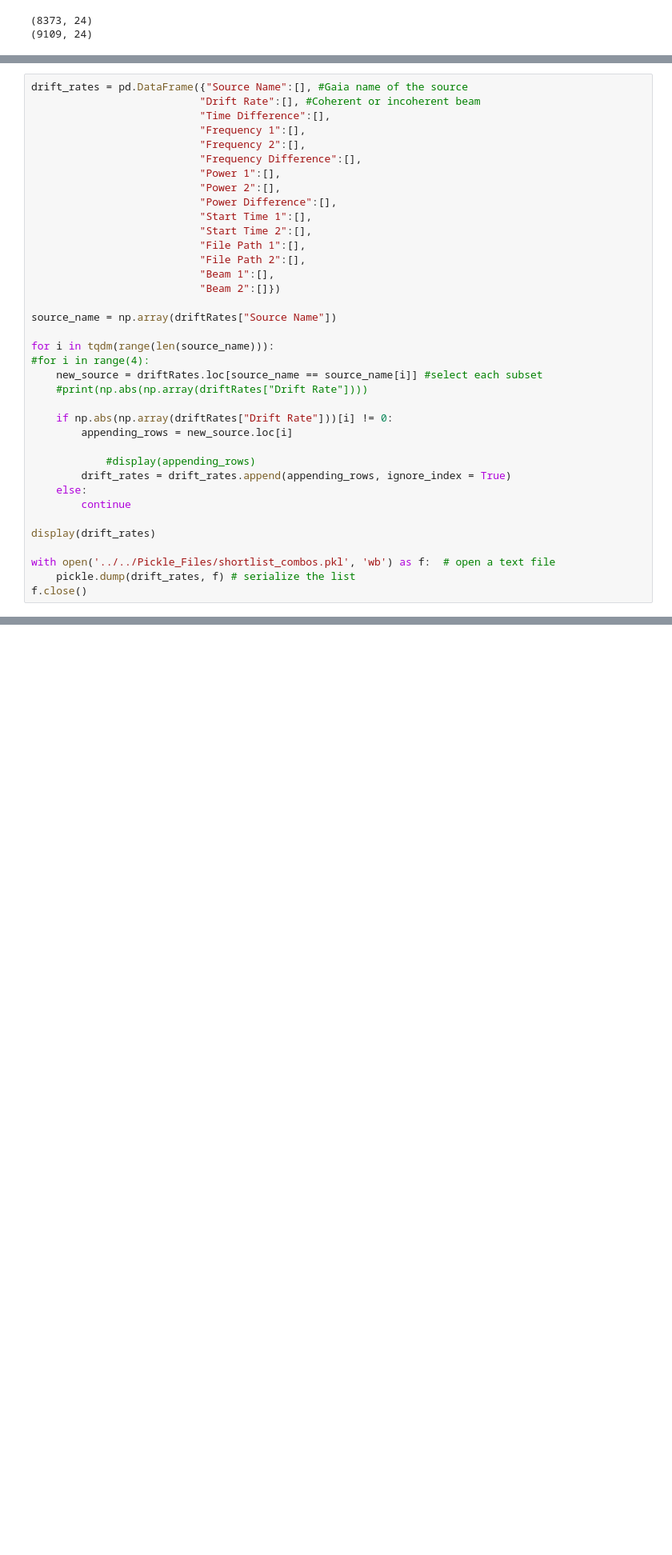
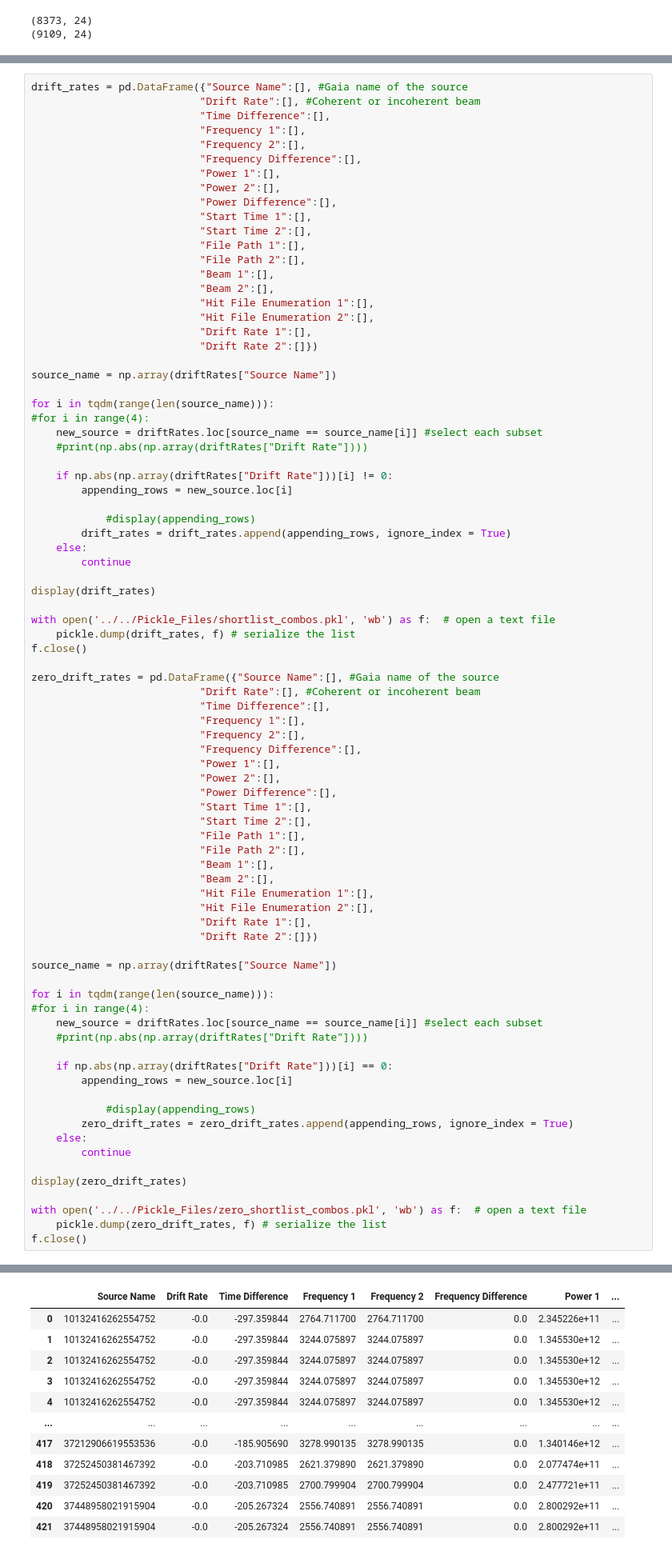
Before and after one commit to lucyjsteffes/breakthrough_listen_cosmic, a Jupyter notebook: Comparing_Power_Levels.ipynb, the cells around one changed output, grey strips where cells are left out. Shown: that part at 80% size. Drawn from its saved outputs; the diff is of its cells as text; blank space fills up the shorter version.

```diff
--- a/Comparing_Power_Levels.ipynb
+++ b/Comparing_Power_Levels.ipynb
@@ -681,7 +710,11 @@ drift_rates = pd.DataFrame({"Source Name":[], #Gaia name of the source
                            "File Path 1":[],
                            "File Path 2":[],
                            "Beam 1":[],
-                           "Beam 2":[]})
+                           "Beam 2":[],
+                           "Hit File Enumeration 1":[],
+                           "Hit File Enumeration 2":[],
+                           "Drift Rate 1":[],
+                           "Drift Rate 2":[]})
 
 source_name = np.array(driftRates["Source Name"])
 
@@ -703,6 +736,47 @@ display(drift_rates)
 with open('../../Pickle_Files/shortlist_combos.pkl', 'wb') as f:  # open a text file
     pickle.dump(drift_rates, f) # serialize the list
 f.close()
+
+zero_drift_rates = pd.DataFrame({"Source Name":[], #Gaia name of the source
+                           "Drift Rate":[], #Coherent or incoherent beam
+                           "Time Difference":[],
+                           "Frequency 1":[],
+                           "Frequency 2":[],
+                           "Frequency Difference":[],
+                           "Power 1":[],
+                           "Power 2":[],
+                           "Power Difference":[],
+                           "Start Time 1":[],
+                           "Start Time 2":[],
+                           "File Path 1":[],
+                           "File Path 2":[],
+                           "Beam 1":[],
+                           "Beam 2":[],
+                           "Hit File Enumeration 1":[],
+                           "Hit File Enumeration 2":[],
+                           "Drift Rate 1":[],
+                           "Drift Rate 2":[]})
+
+source_name = np.array(driftRates["Source Name"])
+
+for i in tqdm(range(len(source_name))):
+#for i in range(4):
+    new_source = driftRates.loc[source_name == source_name[i]] #select each subset
+    #print(np.abs(np.array(driftRates["Drift Rate"])))
+
+    if np.abs(np.array(driftRates["Drift Rate"]))[i] == 0:
+        appending_rows = new_source.loc[i]
+
+            #display(appending_rows)
+        zero_drift_rates = zero_drift_rates.append(appending_rows, ignore_index = True)
+    else:
+        continue
+
+display(zero_drift_rates)
+
+with open('../../Pickle_Files/zero_shortlist_combos.pkl', 'wb') as f:  # open a text file
+    pickle.dump(zero_drift_rates, f) # serialize the list
+f.close()
 # %% [output]
 |  | Source Name | Drift Rate | Time Difference | Frequency 1 | Frequency 2 | Frequency Difference | Power 1 | ... |
 | 0 | 10132416262554752 | -0.076971 | -297.359844 | 2557.129913 | 2557.129890 | 22.888184 | 3.233064e+11 | ... |
@@ -719,0 +794,12 @@ f.close()
+|  | Source Name | Drift Rate | Time Difference | Frequency 1 | Frequency 2 | Frequency Difference | Power 1 | ... |
+| 0 | 10132416262554752 | -0.0 | -297.359844 | 2764.711700 | 2764.711700 | 0.0 | 2.345226e+11 | ... |
+| 1 | 10132416262554752 | -0.0 | -297.359844 | 3244.075897 | 3244.075897 | 0.0 | 1.345530e+12 | ... |
+| 2 | 10132416262554752 | -0.0 | -297.359844 | 3244.075897 | 3244.075897 | 0.0 | 1.345530e+12 | ... |
+| 3 | 10132416262554752 | -0.0 | -297.359844 | 3244.075897 | 3244.075897 | 0.0 | 1.345530e+12 | ... |
+| 4 | 10132416262554752 | -0.0 | -297.359844 | 3244.075897 | 3244.075897 | 0.0 | 1.345530e+12 | ... |
+| ... | ... | ... | ... | ... | ... | ... | ... | ... |
+| 417 | 37212906619553536 | -0.0 | -185.905690 | 3278.990135 | 3278.990135 | 0.0 | 1.340146e+12 | ... |
+| 418 | 37252450381467392 | -0.0 | -203.710985 | 2621.379890 | 2621.379890 | 0.0 | 2.077474e+11 | ... |
+| 419 | 37252450381467392 | -0.0 | -203.710985 | 2700.799904 | 2700.799904 | 0.0 | 2.477721e+11 | ... |
+| 420 | 37448958021915904 | -0.0 | -205.267324 | 2556.740891 | 2556.740891 | 0.0 | 2.800292e+11 | ... |
+| 421 | 37448958021915904 | -0.0 | -205.267324 | 2556.740891 | 2556.740891 | 0.0 | 2.800292e+11 | ... |
```
Also changed, not shown: parts of 7 cells of this notebook, 13 other files.
